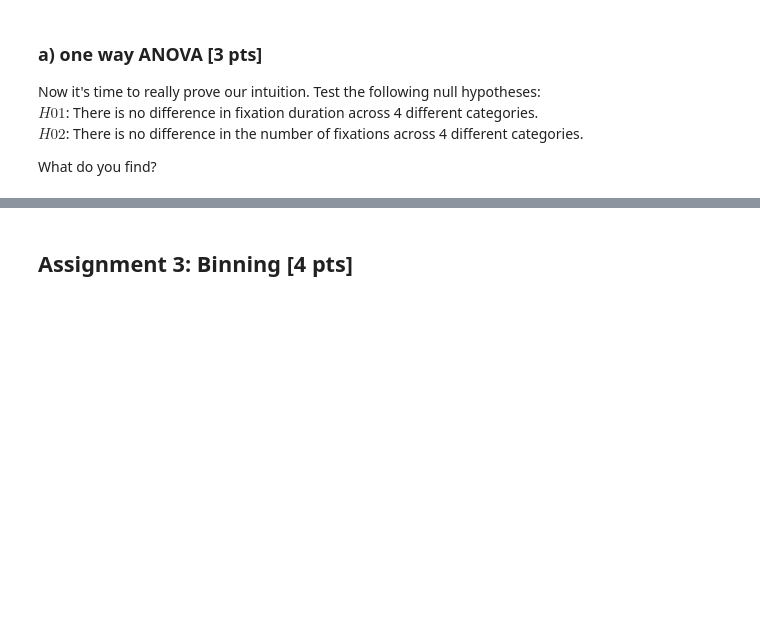
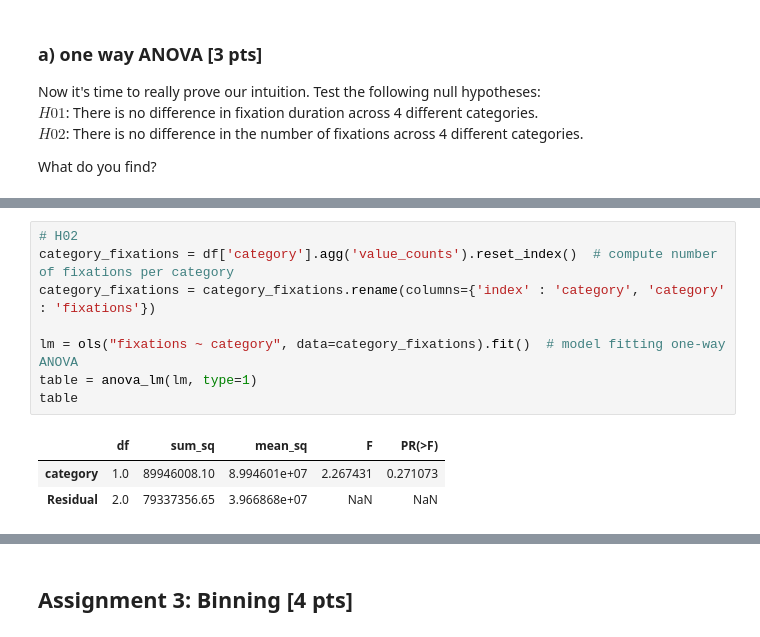
Before and after one commit to NBP-ACC/week-7-acc_3, a Jupyter notebook: sheet05_moritz.ipynb, the cells around one changed output, grey strips where cells are left out. Drawn from its saved outputs; the diff is of its cells as text; blank space fills up the shorter version.

```diff
--- a/sheet05_moritz.ipynb
+++ b/sheet05_moritz.ipynb
@@ -230,0 +235,12 @@ what do you say?
+# %%
+# H02
+category_fixations = df['category'].agg('value_counts').reset_index()  # compute number of fixations per category
+category_fixations = category_fixations.rename(columns={'index' : 'category', 'category' : 'fixations'})
+
+lm = ols("fixations ~ category", data=category_fixations).fit()  # model fitting one-way ANOVA
+table = anova_lm(lm, type=1)
+table
+# %% [output]
+|  | df | sum_sq | mean_sq | F | PR(>F) |
+| category | 1.0 | 89946008.10 | 8.994601e+07 | 2.267431 | 0.271073 |
+| Residual | 2.0 | 79337356.65 | 3.966868e+07 | NaN | NaN |
```
Also changed, not shown: parts of 8 cells of this notebook.
